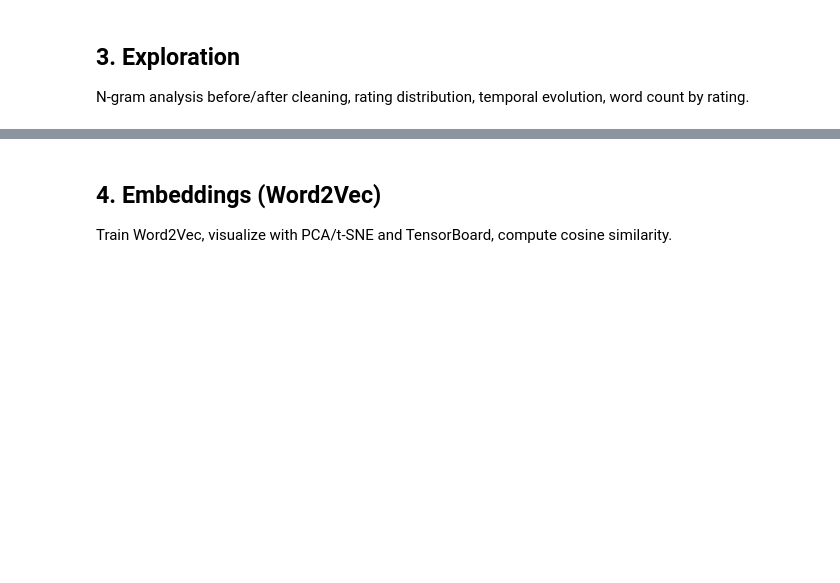
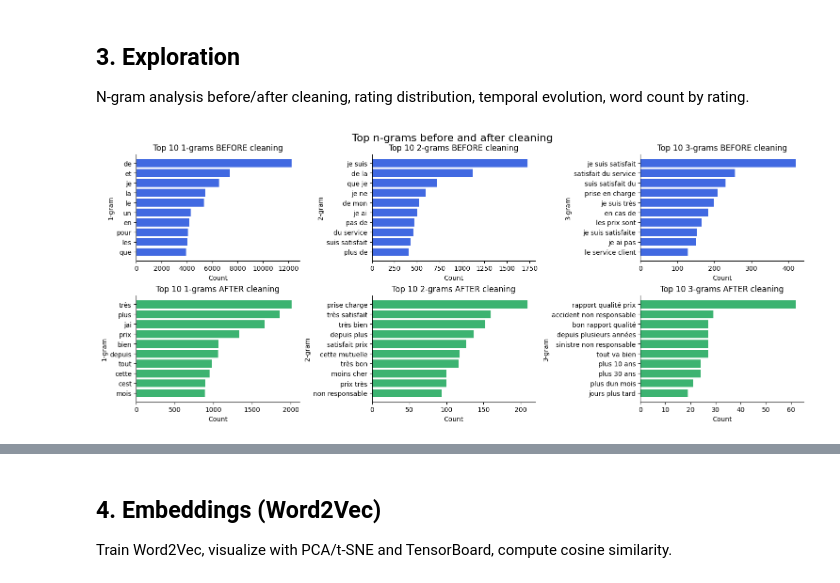
Before and after one commit to GabrielSultan/NLP_project_no2, a Jupyter notebook: nlp_project_2.ipynb, the cells around one changed output, grey strips where cells are left out. Saved outputs shown, nothing was run; the diff lists cells and outputs as text; code cells hidden in the pictures; blank space fills up the shorter version.

Commit message:
clean since here

```diff
--- a/nlp_project_2.ipynb
+++ b/nlp_project_2.ipynb
@@ -100,7 +103,7 @@ print(f"Removal reasons: avis empty, note missing, invalid date")
 from string import punctuation
 import nltk
 from nltk.corpus import stopwords
-from nltk.stem.snowball import SnowballStemmer
+# from nltk.stem.snowball import SnowballStemmer
 
 nltk.download('stopwords', quiet=True)
 nltk.download('punkt', quiet=True)
@@ -108,7 +111,7 @@ nltk.download('punkt', quiet=True)
 FR_STOPWORDS = set(stopwords.words('french'))
 DOMAIN_STOPWORDS = {'assurance', 'assureur', 'contrat', 'remboursement', 'client', 'service'}
 STOPWORDS = FR_STOPWORDS | DOMAIN_STOPWORDS
-stemmer = SnowballStemmer('french')
+# stemmer = SnowballStemmer('french')
 
 def preprocess_text(text):
     if pd.isna(text) or not str(text).strip():
@@ -117,7 +120,8 @@ def preprocess_text(text):
     text = ''.join(c for c in text if c not in punctuation)
     tokens = nltk.word_tokenize(text)
     tokens = [t for t in tokens if t not in STOPWORDS and len(t) > 1]
-    return ' '.join(stemmer.stem(t) for t in tokens)
+    # return ' '.join(stemmer.stem(t) for t in tokens)
+    return ' '.join(t for t in tokens)
 
 # Select source column: avis_cor if not empty, else avis
 df_clean['avis_source'] = df_clean.apply(
@@ -219,25 +259,65 @@ df_cleaned['avis_traite'] = df_cleaned['avis_source'].apply(preprocess_text)
 
 N-gram analysis before/after cleaning, rating distribution, temporal evolution, word count by rating.
 # %%
-# N-grams before and after cleaning
+# N-grams before and after cleaning, for 1-gram, 2-gram, 3-gram, all shown in a grid
+
 from sklearn.feature_extraction.text import CountVectorizer
+import matplotlib.pyplot as plt
 
-# Before: raw avis (sample for speed)
+ngrams = [1, 2, 3]
+titles = ['1-gram', '2-gram', '3-gram']
+
+# Prepare texts
 texts_before = df_cleaned['avis'].dropna().astype(str).sample(5000, random_state=42)
-vec_before = CountVectorizer(ngram_range=(2, 2), max_features=20)
-bigrams_before = vec_before.fit_transform(texts_before)
-print("Top 10 bigrams BEFORE cleaning:")
-for w, c in sorted(zip(vec_before.get_feature_names_out(), bigrams_before.sum(axis=0).A1), key=lambda x: -x[1])[:10]:
-    print(f"  {w}: {int(c)}")
-
-# After: avis_traite
 texts_after = df_cleaned['avis_traite'].dropna()
 texts_after = texts_after[texts_after.str.len() > 0].sample(5000, random_state=42)
-vec_after = CountVectorizer(ngram_range=(2, 2), max_features=20)
-bigrams_after = vec_after.fit_transform(texts_after)
-print("\nTop 10 bigrams AFTER cleaning:")
-for w, c in sorted(zip(vec_after.get_feature_names_out(), bigrams_after.sum(axis=0).A1), key=lambda x: -x[1])[:10]:
-    print(f"  {w}: {int(c)}")
+
+# Set up grid for BEFORE and AFTER cleaning (rows: before/after, cols: ngram)
+fig, axes = plt.subplots(
+    nrows=2, ncols=3, figsize=(15, 6),
+    constrained_layout=True,
+    gridspec_kw={'height_ratios': [1, 1]}
+)
+
+for i, n in enumerate(ngrams):
+    # Before cleaning
+    vec_before = CountVectorizer(ngram_range=(n, n), max_features=50)
+    ngrams_before = vec_before.fit_transform(texts_before)
+    ngrams_before_counts = dict(zip(vec_before.get_feature_names_out(), ngrams_before.sum(axis=0).A1))
+    ngrams_before_sorted = sorted(ngrams_before_counts.items(), key=lambda x: -x[1])[:10]
+    ax = axes[0, i]
+    ax.barh(
+        [w for w, _ in reversed(ngrams_before_sorted)],
+        [c for _, c in reversed(ngrams_before_sorted)],
+        color='royalblue'
+    )
+    ax.set_title(f"Top 10 {titles[i]}s BEFORE cleaning")
+    ax.set_xlabel("Count")
+    ax.set_ylabel(f"{titles[i]}")
+    for spine in ['top','right']:
+        ax.spines[spine].set_visible(False)
+
+    # After cleaning
+    vec_after = CountVectorizer(ngram_range=(n, n), max_features=50)
+    ngrams_after = vec_after.fit_transform(texts_after)
+    ngrams_after_counts = dict(zip(vec_after.get_feature_names_out(), ngrams_after.sum(axis=0).A1))
+    ngrams_after_sorted = sorted(ngrams_after_counts.items(), key=lambda x: -x[1])[:10]
+    ax = axes[1, i]
+    ax.barh(
+        [w for w, _ in reversed(ngrams_after_sorted)],
+        [c for _, c in reversed(ngrams_after_sorted)],
+        color='mediumseagreen'
+    )
+    ax.set_title(f"Top 10 {titles[i]}s AFTER cleaning")
+    ax.set_xlabel("Count")
+    ax.set_ylabel(f"{titles[i]}")
+    for spine in ['top','right']:
+        ax.spines[spine].set_visible(False)
+
+plt.suptitle("Top n-grams before and after cleaning", fontsize=16, y=1.03)
+plt.show()
+# %% [output]
+[figure, added]
 # %%
 # Distribution of ratings
 plt.figure(figsize=(8, 4))
```
Also changed, not shown: parts of 22 cells of this notebook, 4 other files.
